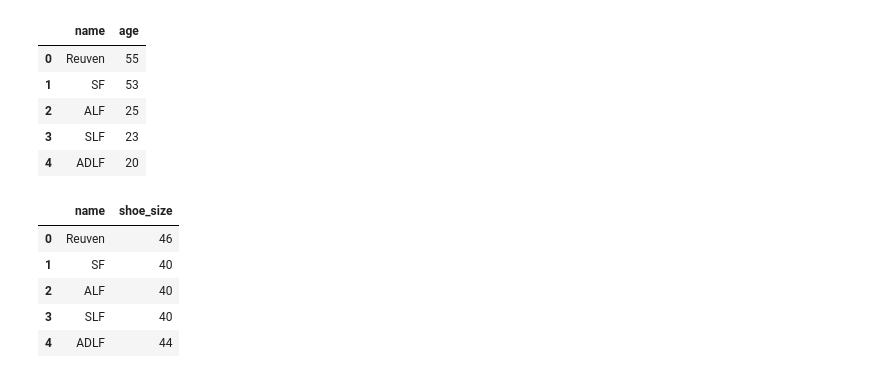
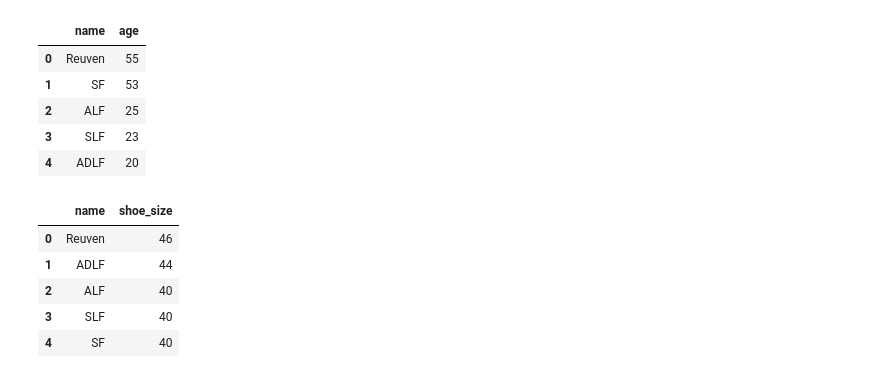
Before and after one commit to reuven/OReilly-PythonData-2026-06, a Jupyter notebook: OReilly-PythonData-2026-06-22.ipynb, the cells around one changed output. Saved outputs shown, nothing was run; the diff lists cells and outputs as text; code cells hidden in the pictures.

```diff
--- a/OReilly-PythonData-2026-06-22.ipynb
+++ b/OReilly-PythonData-2026-06-22.ipynb
@@ -1115,16 +1115,16 @@ family_df
 | 4 | ADLF | 20 |
 # %%
 shoe_size_df = pd.DataFrame([['Reuven', 46],
-                          ['SF', 40],
+                          ['ADLF', 44],
                           ['ALF', 40],
                           ['SLF', 40],
-                          ['ADLF', 44]],
+                          ['SF', 40]],
                            columns=['name', 'shoe_size'])
 shoe_size_df
 # %% [output]
 |  | name | shoe_size |
 | 0 | Reuven | 46 |
-| 1 | SF | 40 |
+| 1 | ADLF | 44 |
 | 2 | ALF | 40 |
 | 3 | SLF | 40 |
-| 4 | ADLF | 44 |
+| 4 | SF | 40 |
```
Also changed, not shown: parts of 1 cell of this notebook.
